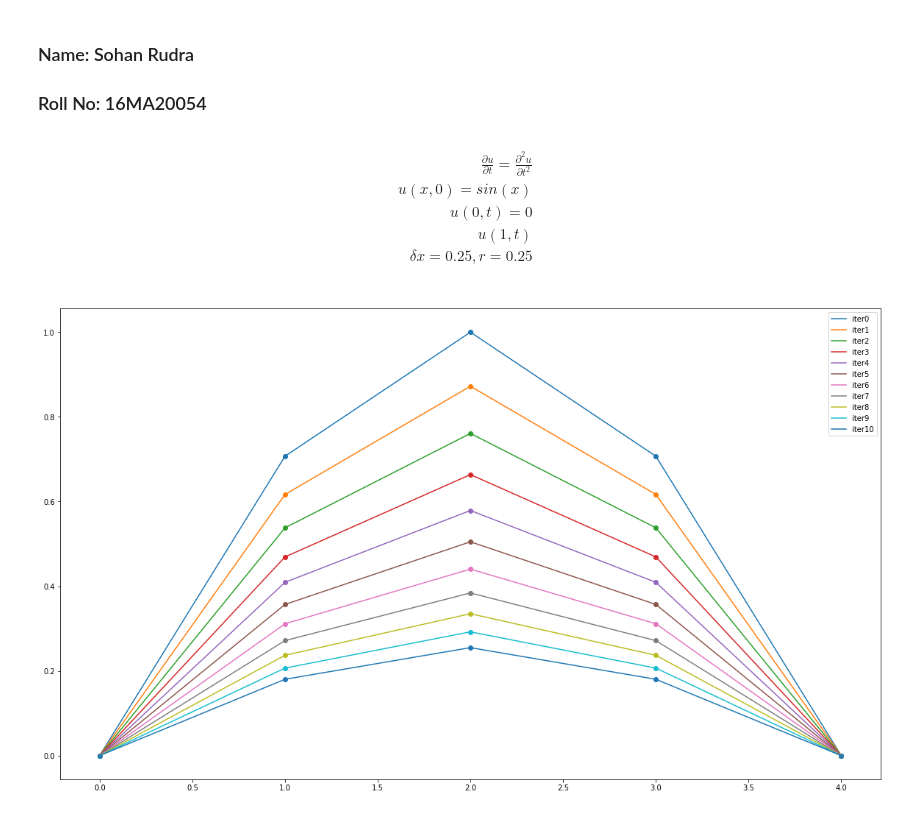
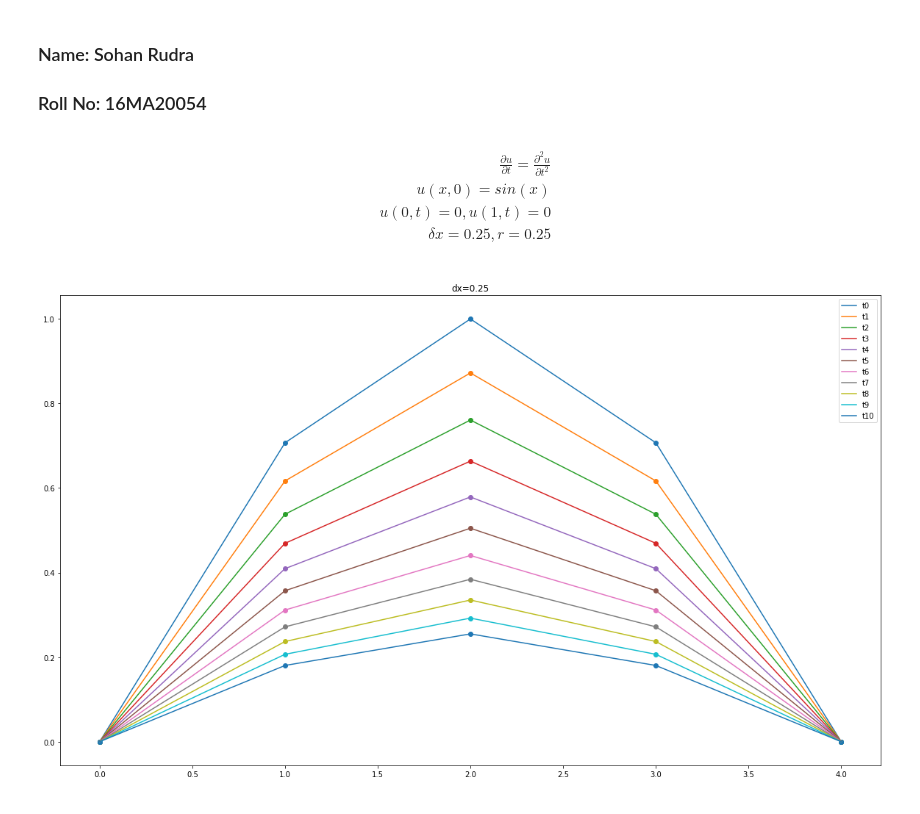
Before and after one commit to rudrasohan/Advanced-Numerical-Techniques, a Jupyter notebook: assignment6.ipynb, the cells around one changed output. Cells and saved outputs as stored; diff of their text form; code cells hidden in the pictures.

```diff
--- a/assignment6.ipynb
+++ b/assignment6.ipynb
@@ -23,16 +23,14 @@ Conditions = namedtuple('Conditions',('r','dx','x0','xn','u0','un','uf'))
 \begin{align}
 \frac{\partial u}{\partial t} = \frac{\partial^2 u}{\partial t^2}\\
 u(x,0) = sin(x)\\
-u(0,t) = 0\\
-u(1,t)\\
+u(0,t) = 0,u(1,t) = 0\\
 \delta x = 0.25, r = 0.25\\
 \end{align}
 # %% [output]
 \begin{align}
 \frac{\partial u}{\partial t} = \frac{\partial^2 u}{\partial t^2}\\
 u(x,0) = sin(x)\\
-u(0,t) = 0\\
-u(1,t)\\
+u(0,t) = 0,u(1,t) = 0\\
 \delta x = 0.25, r = 0.25\\
 \end{align}
 # %%
@@ -58,7 +56,7 @@ def Finite_Diff_Solver(cond, sols, verbose=True):
         a[i-1] = cond.r
         b[i] = -(1 + 2.0*cond.r)
         c[i] = cond.r
-        d[i] = -sols[i+1] - cond.r * cond.u0
+        d[i] = -sols[i+1]
 
     def tridiag(a, b, c, k1=-1, k2=0, k3=1):
         return np.diag(a, k1) + np.diag(b, k2) + np.diag(c, k3)
@@ -106,20 +104,21 @@ def PDE_Solver(eqn, cond, k):
 # %%
 eqn = Equation(1)
 cond = Conditions(0.25,0.25,0.0,1.0,0.0,0.0,sin(np.pi*x))
 y = PDE_Solver(eqn, cond, 10)
 n = int(np.ceil((cond.xn - cond.x0)/cond.dx))
 x_range = np.arange(0, n + 1)
 fig = plt.figure(figsize=(20, 40))
 ax = fig.add_subplot(311)
+ax.set_title("dx=0.25")
 g = []
 for i in range(len(y)):
     ax.plot(x_range, y[i])
     ax.scatter(x_range, y[i])
-    g.append("iter"+str(i))
+    g.append("t"+str(i))
 ax.legend(tuple(g))
 fig.show()
 # %% [output]
-[figure, old version]
+[figure, new version]
 # %%
 eqn = Equation(1)
 cond = Conditions(0.25,0.125,0.0,1.0,0.0,0.0,sin(np.pi*x))
```
Also changed, not shown: parts of 2 cells of this notebook.
